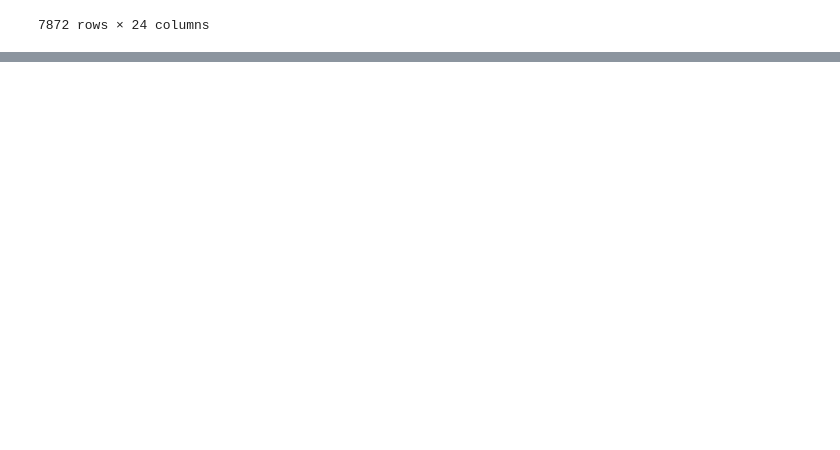
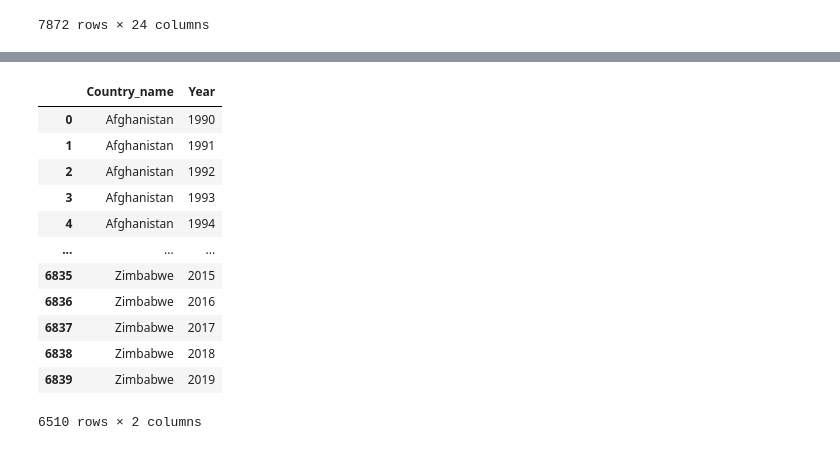
Before and after one commit to Johnnymtruong/Project-3, a Jupyter notebook: Data_Cleanup.ipynb, the cells around one changed output, grey strips where cells are left out. Cells and saved outputs as stored; diff of their text form; code cells hidden in the pictures; blank space fills up the shorter version.

```diff
--- a/Data_Cleanup.ipynb
+++ b/Data_Cleanup.ipynb
@@ -527,0 +568,17 @@ pop_copy.to_csv('Cleaned_Datasets/population_and_demography_clean', sep=',', ind
+# %%
+country_year_df = death_renamed[['Country_name','Year']]
+country_year_df
+# %% [output]
+|  | Country_name | Year |
+| 0 | Afghanistan | 1990 |
+| 1 | Afghanistan | 1991 |
+| 2 | Afghanistan | 1992 |
+| 3 | Afghanistan | 1993 |
+| 4 | Afghanistan | 1994 |
+| ... | ... | ... |
+| 6835 | Zimbabwe | 2015 |
+| 6836 | Zimbabwe | 2016 |
+| 6837 | Zimbabwe | 2017 |
+| 6838 | Zimbabwe | 2018 |
+| 6839 | Zimbabwe | 2019 |
+6510 rows × 2 columns
```
Also changed, not shown: parts of 19 cells of this notebook, 14 other files.
